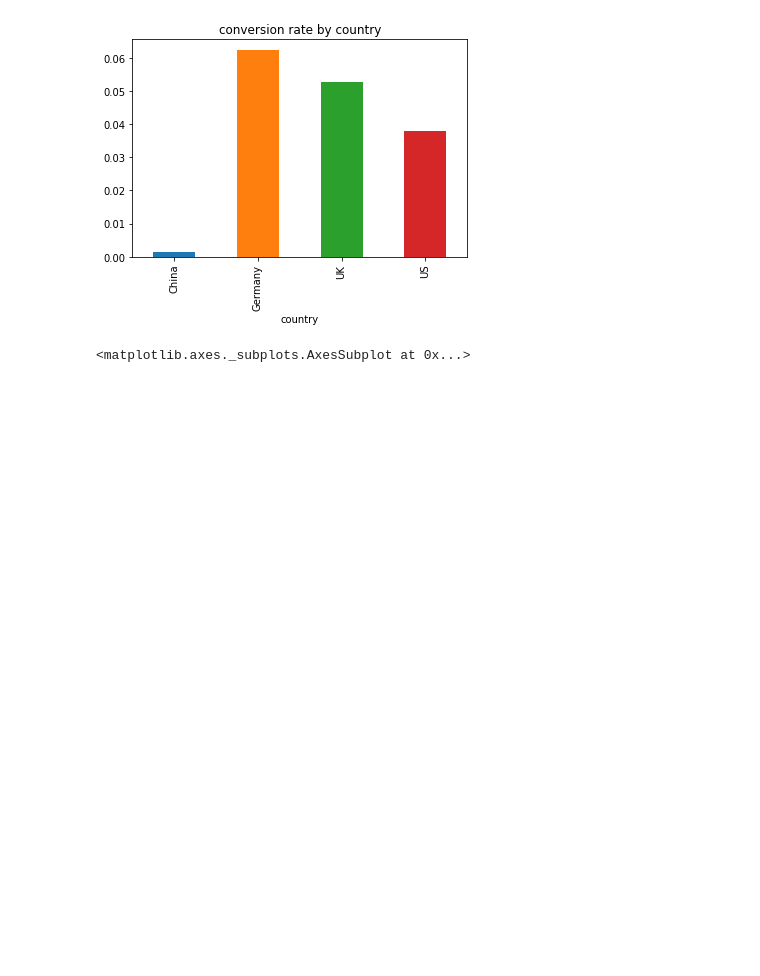
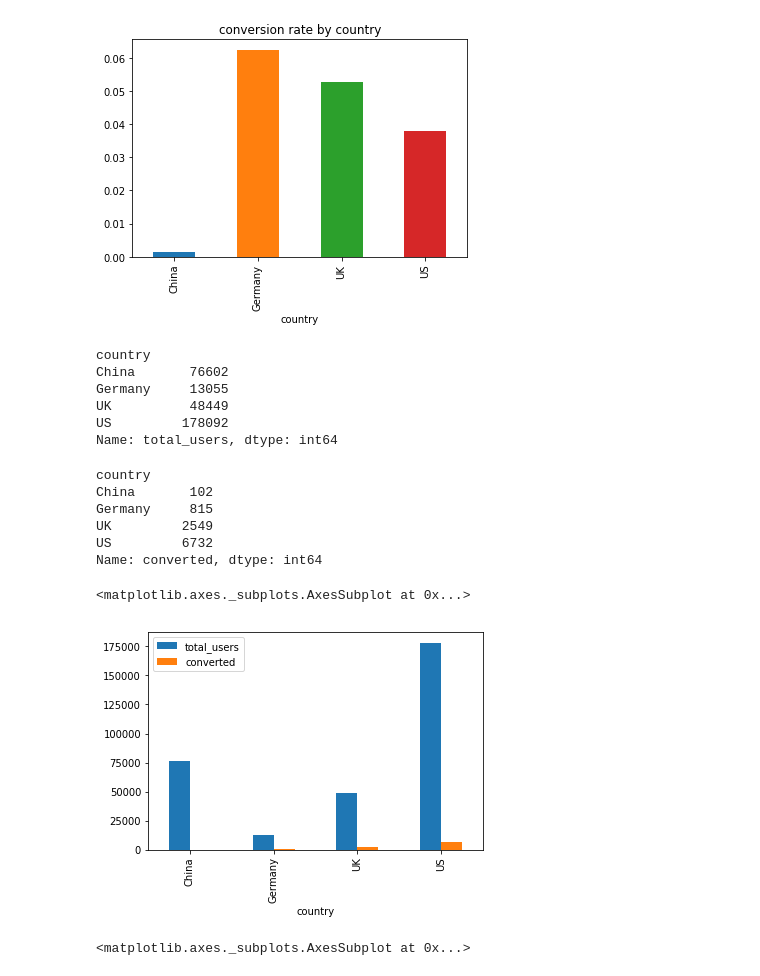
Before and after one commit to forestshen/Case-Study-Data-Analysis-Machine-Learning-with-Python, a Jupyter notebook: Conversion Rate.ipynb, the cells around one changed output. Cells and saved outputs as stored; diff of their text form; code cells hidden in the pictures; blank space fills up the shorter version.

```diff
--- a/Conversion Rate.ipynb
+++ b/Conversion Rate.ipynb
@@ -124,6 +126,35 @@ data_country.plot(title = 'conversion rate by country',kind = 'bar')
 # %% [output]
 <matplotlib.axes._subplots.AxesSubplot at 0x...>
 [figure]
+# %%
+# total users in each country
+users = pd.Series(conversion.groupby('country').size(), name = 'total_users')
+users
+# %% [output]
+country
+China       76602
+Germany     13055
+UK          48449
+US         178092
+Name: total_users, dtype: int64
+# %%
+# converted user number in each country
+converted_users = pd.Series(conversion[conversion['converted']==1].groupby('country').size(), name = 'converted')
+converted_users
+# %% [output]
+country
+China       102
+Germany     815
+UK         2549
+US         6732
+Name: converted, dtype: int64
+# %%
+u = pd.concat([users, converted_users], axis = 1)
+# %%
+u.plot(kind = 'bar')
+# %% [output]
+<matplotlib.axes._subplots.AxesSubplot at 0x...>
+[figure, added]
 # %%
 data_age = conversion.groupby('age').converted.mean()
 # %%
```
Also changed, not shown: parts of 57 cells of this notebook.
